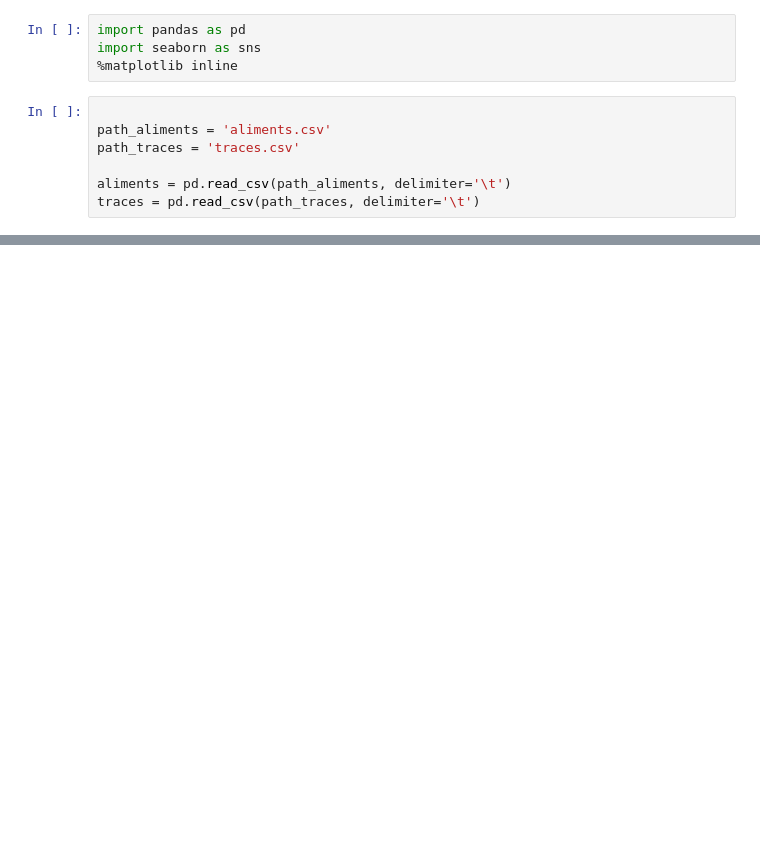
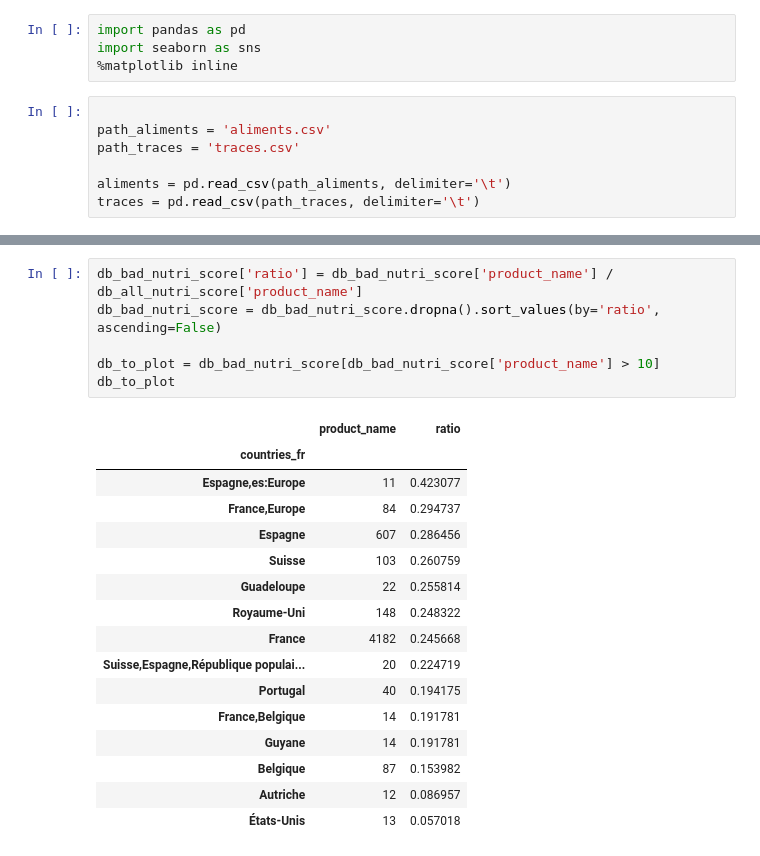
Before and after one commit to telecom-paristech-ms-bgd-2017/starter-kit-datascience, a Jupyter notebook: westley-birmingham/Lesson6/exo_cc_lesson_6_viz.ipynb, the cells around one changed output, grey strips where cells are left out. Drawn from its saved outputs; the diff is of its cells as text; blank space fills up the shorter version.

```diff
--- a/westley-birmingham/Lesson6/exo_cc_lesson_6_viz.ipynb
+++ b/westley-birmingham/Lesson6/exo_cc_lesson_6_viz.ipynb
@@ -24,0 +73,23 @@ db_countries = aliments.groupby(['countries','product_name']).count()
+# %%
+db_bad_nutri_score['ratio'] = db_bad_nutri_score['product_name'] / db_all_nutri_score['product_name']
+db_bad_nutri_score = db_bad_nutri_score.dropna().sort_values(by='ratio', ascending=False)
+
+db_to_plot = db_bad_nutri_score[db_bad_nutri_score['product_name'] > 10]
+db_to_plot
+# %% [output]
+|  | product_name | ratio |
+| countries_fr |  |  |
+| Espagne,es:Europe | 11 | 0.423077 |
+| France,Europe | 84 | 0.294737 |
+| Espagne | 607 | 0.286456 |
+| Suisse | 103 | 0.260759 |
+| Guadeloupe | 22 | 0.255814 |
+| Royaume-Uni | 148 | 0.248322 |
+| France | 4182 | 0.245668 |
+| Suisse,Espagne,République populai... | 20 | 0.224719 |
+| Portugal | 40 | 0.194175 |
+| France,Belgique | 14 | 0.191781 |
+| Guyane | 14 | 0.191781 |
+| Belgique | 87 | 0.153982 |
+| Autriche | 12 | 0.086957 |
+| États-Unis | 13 | 0.057018 |
```
Also changed, not shown: parts of 11 cells of this notebook.
